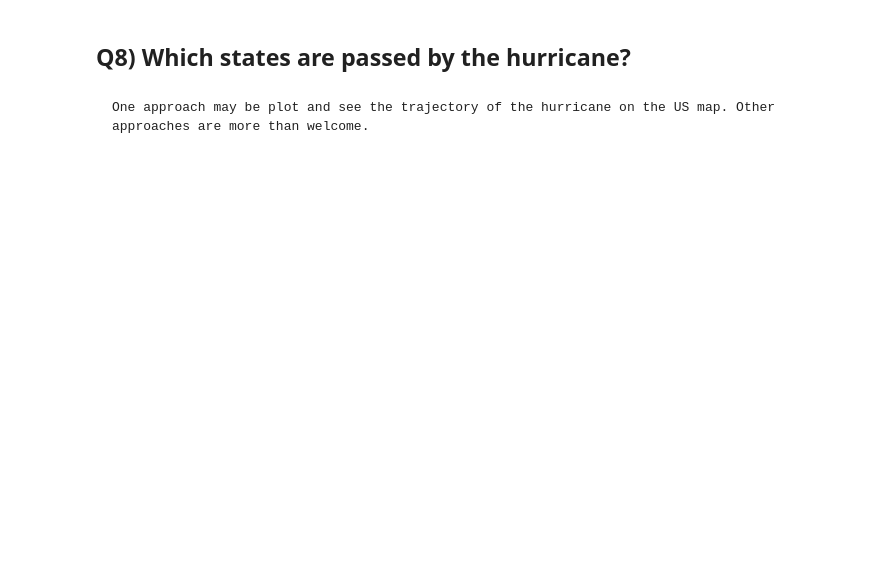
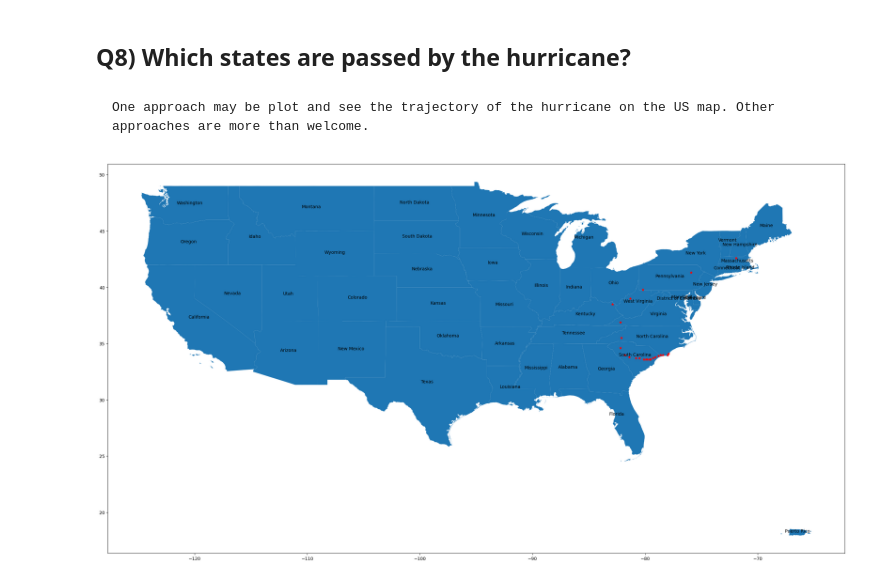
Before and after one commit to koleens/2023_Intro_Python, a Jupyter notebook: W3_S2.ipynb, the cells around one changed output. Saved outputs shown, nothing was run; the diff lists cells and outputs as text; code cells hidden in the pictures; blank space fills up the shorter version.

````diff
--- a/W3_S2.ipynb
+++ b/W3_S2.ipynb
@@ -180,12 +211,17 @@ country.____
 One approach may be plot and see the trajectory of the hurricane on the US map. Other approaches are more than welcome.
 ```
 # %%
-# Plot the US states without Alaska and Hawaii
-df = country[country[____].isin([____,____]) == False]
-ax = df.plot(figsize=(30,20))
-#  Annotate the US states with their names
-_ = df.apply(lambda x: ax.____(s=x['NAME'], xy=x.geometry.centroid.coords[0], ha='center'), axis=1)
+# Filter out Alaska and Hawaii
+df = country[~country['NAME'].isin(['Alaska', 'Hawaii'])]
+# Create a plot
+ax = df.plot(figsize=(30, 20))
+# Annotate the US states with their names
+for x, y, label in zip(df.geometry.centroid.x, df.geometry.centroid.y, df['NAME']):
+    ax.text(x, y, label, ha='center', fontsize=10)
 # Select the hurricane trajectory points inside the US boundary with the overlay operation
-res_intersection = gdf_florence.____(country, how='intersection')
-# Plot the hurricane trajectory inside US boundary
-____.plot(ax=ax, color='red', marker="*", markersize=25)
+res_intersection = gpd.overlay(gdf_florence, df, how='intersection')
+# Plot the hurricane trajectory inside the US boundary
+res_intersection.plot(ax=ax, color='red', marker="*", markersize=25)
+plt.show()
+# %% [output]
+[figure, added]
````
Also changed, not shown: parts of 8 cells of this notebook.
